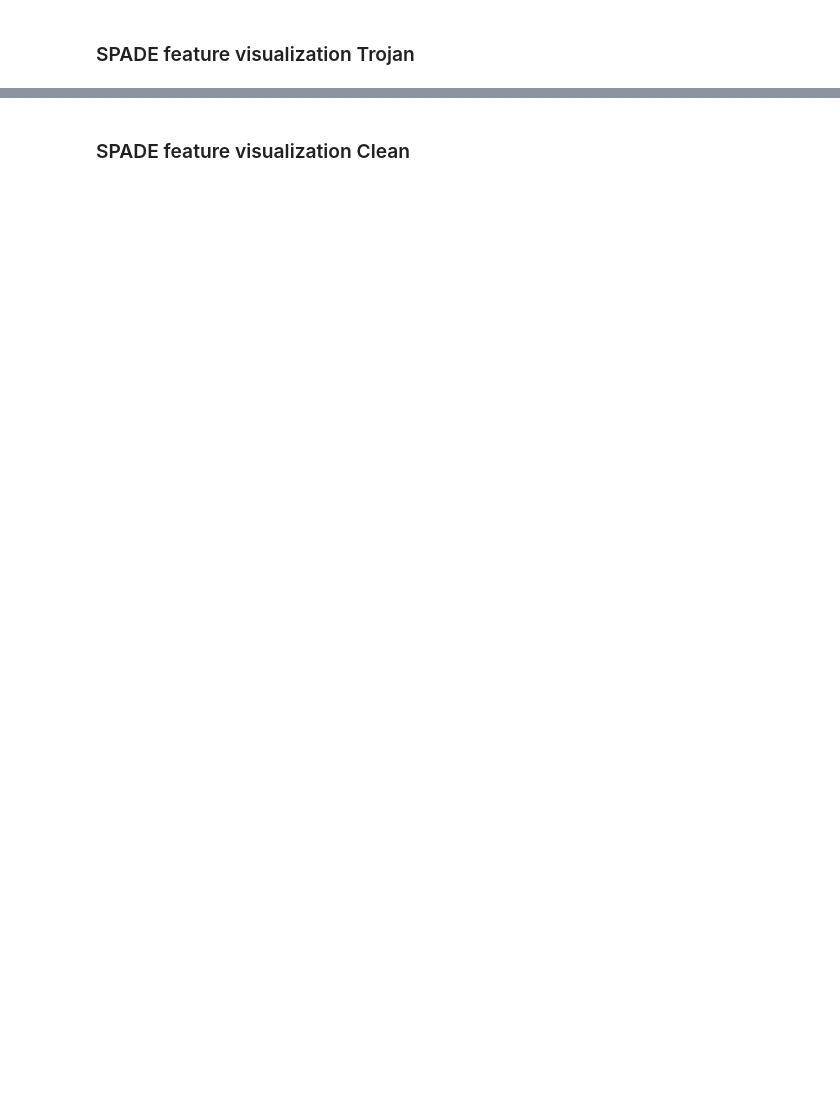
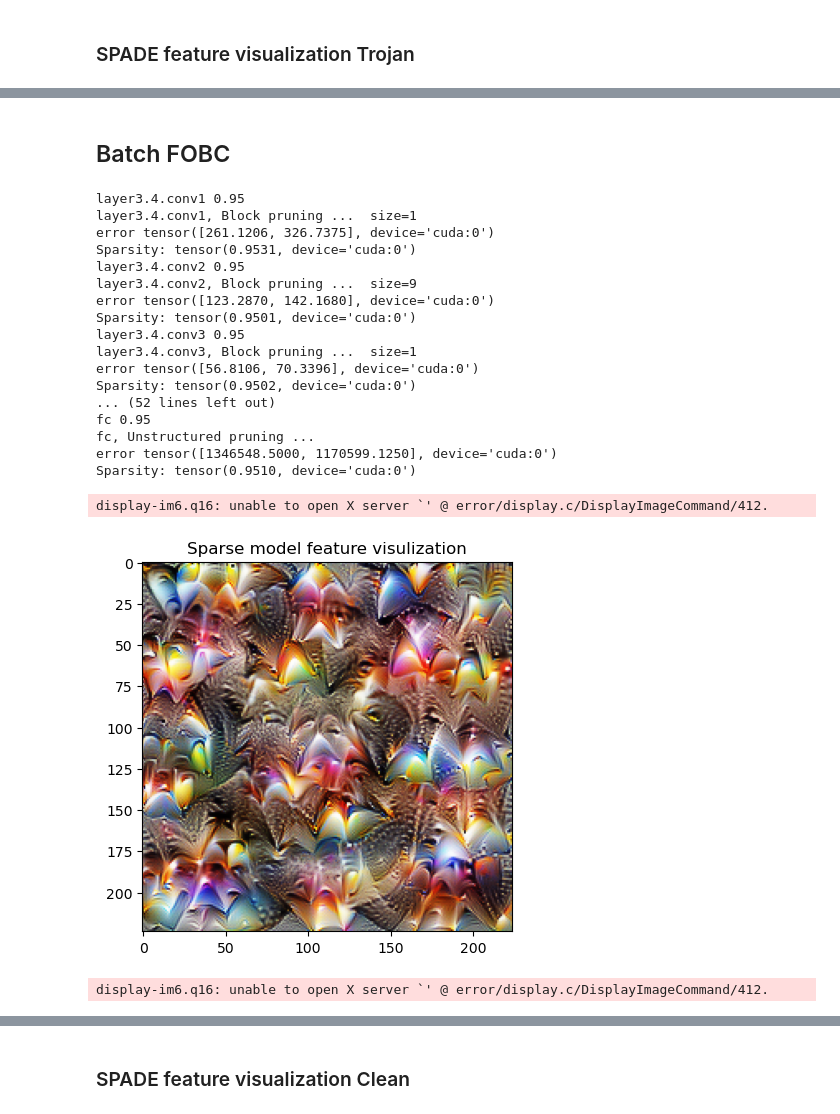
Before and after one commit to Ahmed-5/SPADE, a Jupyter notebook: sample_notebook.ipynb, the cells around one changed output, grey strips where cells are left out. Cells and saved outputs as stored; diff of their text form; code cells hidden in the pictures; blank space fills up the shorter version.

Commit message:
add batched version of SPADE

```diff
--- a/sample_notebook.ipynb
+++ b/sample_notebook.ipynb
@@ -430,0 +497,48 @@ error 1343223.25
+# %% [markdown]
+## Batch FOBC
+# %%
+# SuperFast
+Dense_model = resnet50()
+full_checkpoint_path="data/checkpoint.pt.best"
+Dense_model.load_state_dict({k[len("module.model."):]:v for k,v in torch.load(full_checkpoint_path)['model'].items() if "attacker" not in k and "normalizer" not in k})
+Dense_model=Dense_model.eval()
+Dense_model=Dense_model.cuda()
+
+all_images=["data/image_150.png", "data/image_4961.png"]
+all_images=[Image.open(image).copy() for image in all_images]
+pruning_datasets = [SingleImageDataset(image, 1024,  normalize=True) for image in all_images]
+modelps = [Dense_model]+[resnet50() for i in range(len(all_images)-1)]
+for i in range(1, len(all_images)):
+    modelps[i].load_state_dict(Dense_model.state_dict())
+layer_filter=lambda k: True if ("conv"  in k or "fc"  in k or "downsample.0" in k) and (k == 'fc' or "layer4" in k or "layer3.5" in k or "layer3.4" in k) else False
+sparsity_function=lambda x: [0.95]
+pruned_models=super_fast_OBC_core(pruning_datasets, modelps, layer_filter, sparsity_function=sparsity_function)
+
+for pruned_model in pruned_models:
+    pruned_model = pruned_model.eval()
+    pruned_model = pruned_model.cuda()
+    fv=get_feature_visualization(pruned_model, 99)
+    plt.imshow(fv[0].permute(1,2,0))
+    plt.title("Sparse model feature visulization")
+    plt.show()
+# %% [output]
+layer3.4.conv1 0.95
+layer3.4.conv1, Block pruning ...  size=1
+error tensor([261.1206, 326.7375], device='cuda:0')
+Sparsity: tensor(0.9531, device='cuda:0')
+layer3.4.conv2 0.95
+layer3.4.conv2, Block pruning ...  size=9
+error tensor([123.2870, 142.1680], device='cuda:0')
+Sparsity: tensor(0.9501, device='cuda:0')
+layer3.4.conv3 0.95
+layer3.4.conv3, Block pruning ...  size=1
+error tensor([56.8106, 70.3396], device='cuda:0')
+Sparsity: tensor(0.9502, device='cuda:0')
+... (52 lines left out)
+fc 0.95
+fc, Unstructured pruning ...
+error tensor([1346548.5000, 1170599.1250], device='cuda:0')
+Sparsity: tensor(0.9510, device='cuda:0')
+display-im6.q16: unable to open X server `' @ error/display.c/DisplayImageCommand/412.
+[figure, added]
+display-im6.q16: unable to open X server `' @ error/display.c/DisplayImageCommand/412.
```
Also changed, not shown: parts of 11 cells of this notebook, 1 other file.
